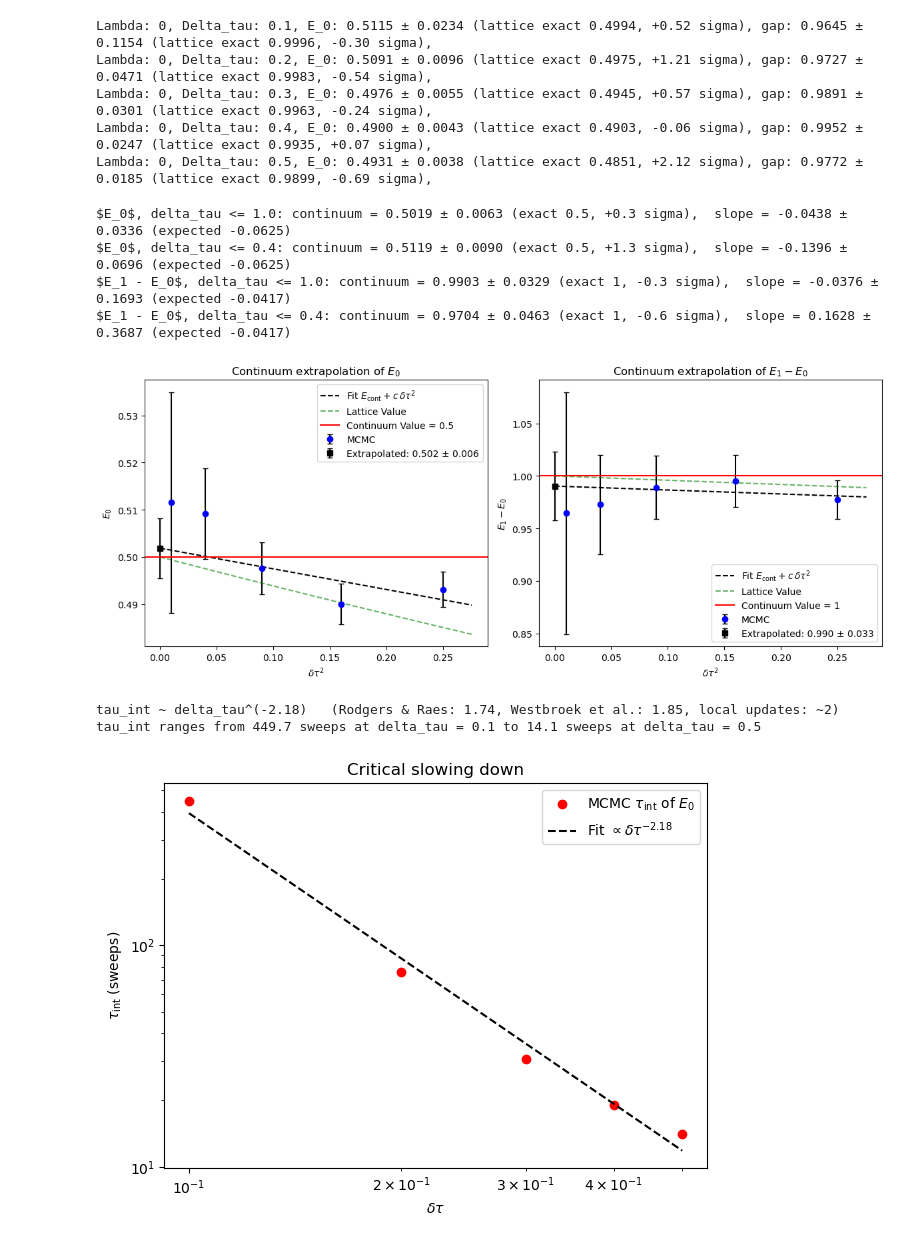
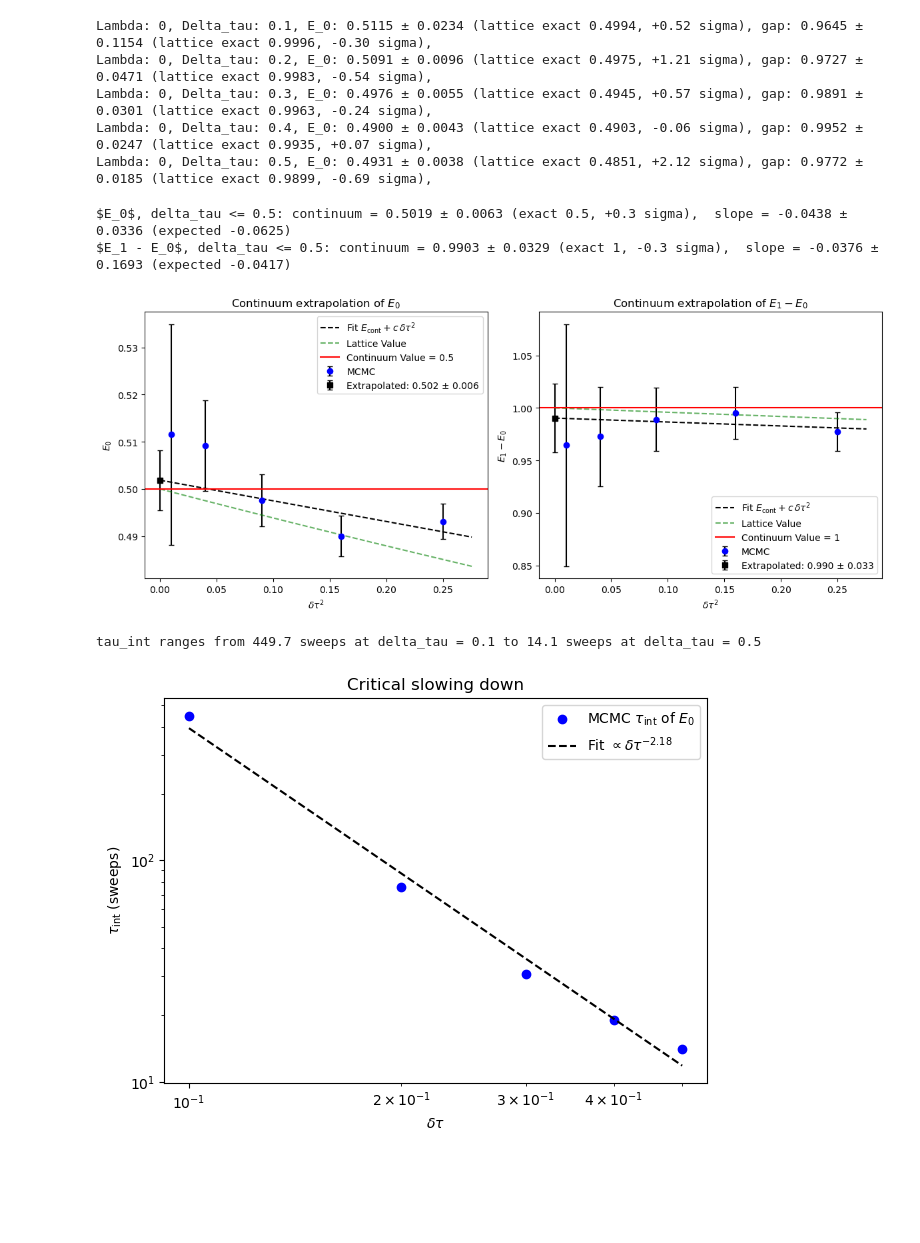
Before and after one commit to phillyyymcd/SHP_QuantumHarmonicOscillator, a Jupyter notebook: SHP.ipynb, the cells around one changed output. Drawn from its saved outputs; the diff is of its cells as text; code cells hidden in the pictures; blank space fills up the shorter version.

Commit message:
Continuum Extrapolation (3)

```diff
--- a/SHP.ipynb
+++ b/SHP.ipynb
@@ -387,7 +387,7 @@ dt_fine = np.linspace(1e-6, dt.max()*1.05, 300)
 E_0_analytical = 1/np.sqrt(4 + dt_fine**2) #exact lattice E_0
 gap_analytical_dt = np.arccosh(1 + dt_fine**2/2)/dt_fine #exact lattice gap
 
-dt_max_fit = 1.0 #largest delta_tau included in the plotted fit
+dt_max_fit = 0.5 #largest delta_tau included in the plotted fit
 
 fig, ax = plt.subplots(1, 2, figsize=(12, 5))
 for axis, y, y_err, exact_curve, continuum, expected_slope, name in [
@@ -396,7 +396,7 @@ for axis, y, y_err, exact_curve, continuum, expected_slope, name in [
     y, y_err = np.array(y), np.array(y_err)
 
     # weighted straight-line fit y = c*delta_tau^2 + y_cont, with and without the largest delta_tau
-    for upper in [dt_max_fit, np.sort(dt)[-2]]:
+    for upper in [dt_max_fit]:
         mask = dt <= upper + 1e-12
         coef, cov = np.polyfit(dt[mask]**2, y[mask], 1, w=1/y_err[mask], cov='unscaled')
         y_cont, y_cont_err = coef[1], np.sqrt(cov[1, 1])
@@ -420,31 +420,27 @@ for axis, y, y_err, exact_curve, continuum, expected_slope, name in [
 plt.tight_layout()
 plt.show()
 # %% [output]
-$E_0$, delta_tau <= 1.0: continuum = 0.5019 ± 0.0063 (exact 0.5, +0.3 sigma),  slope = -0.0438 ± 0.0336 (expected -0.0625)
-$E_0$, delta_tau <= 0.4: continuum = 0.5119 ± 0.0090 (exact 0.5, +1.3 sigma),  slope = -0.1396 ± 0.0696 (expected -0.0625)
-$E_1 - E_0$, delta_tau <= 1.0: continuum = 0.9903 ± 0.0329 (exact 1, -0.3 sigma),  slope = -0.0376 ± 0.1693 (expected -0.0417)
-$E_1 - E_0$, delta_tau <= 0.4: continuum = 0.9704 ± 0.0463 (exact 1, -0.6 sigma),  slope = 0.1628 ± 0.3687 (expected -0.0417)
+$E_0$, delta_tau <= 0.5: continuum = 0.5019 ± 0.0063 (exact 0.5, +0.3 sigma),  slope = -0.0438 ± 0.0336 (expected -0.0625)
+$E_1 - E_0$, delta_tau <= 0.5: continuum = 0.9903 ± 0.0329 (exact 1, -0.3 sigma),  slope = -0.0376 ± 0.1693 (expected -0.0417)
 [figure]
 # %%
 lam = 0
 dt = np.array(delta_tau_results[lam])
 tau_int_dt = np.array(tau_int_results[lam])
 
 slope, intercept = np.polyfit(np.log(dt), np.log(tau_int_dt), 1)
 z = -slope
-print(f"tau_int ~ delta_tau^(-{z:.2f})   (Rodgers & Raes: 1.74, Westbroek et al.: 1.85, local updates: ~2)")
 print(f"tau_int ranges from {tau_int_dt.max():.1f} sweeps at delta_tau = {dt.min()} "
       f"to {tau_int_dt.min():.1f} sweeps at delta_tau = {dt.max()}")
 
 plt.figure(figsize=(7, 5))
-plt.loglog(dt, tau_int_dt, 'o', c='red', label=r"MCMC $\tau_{\mathrm{int}}$ of $E_0$")
+plt.loglog(dt, tau_int_dt, 'o', c='blue', label=r"MCMC $\tau_{\mathrm{int}}$ of $E_0$")
 plt.loglog(dt, np.exp(intercept) * dt**slope, 'k--', label=rf"Fit $\propto \delta\tau^{{-{z:.2f}}}$")
 plt.xlabel(r"$\delta\tau$")
 plt.ylabel(r"$\tau_{\mathrm{int}}$ (sweeps)")
 plt.title("Critical slowing down")
 plt.legend()
 plt.show()
 # %% [output]
-tau_int ~ delta_tau^(-2.18)   (Rodgers & Raes: 1.74, Westbroek et al.: 1.85, local updates: ~2)
 tau_int ranges from 449.7 sweeps at delta_tau = 0.1 to 14.1 sweeps at delta_tau = 0.5
-[figure, old version]
+[figure, new version]
```
